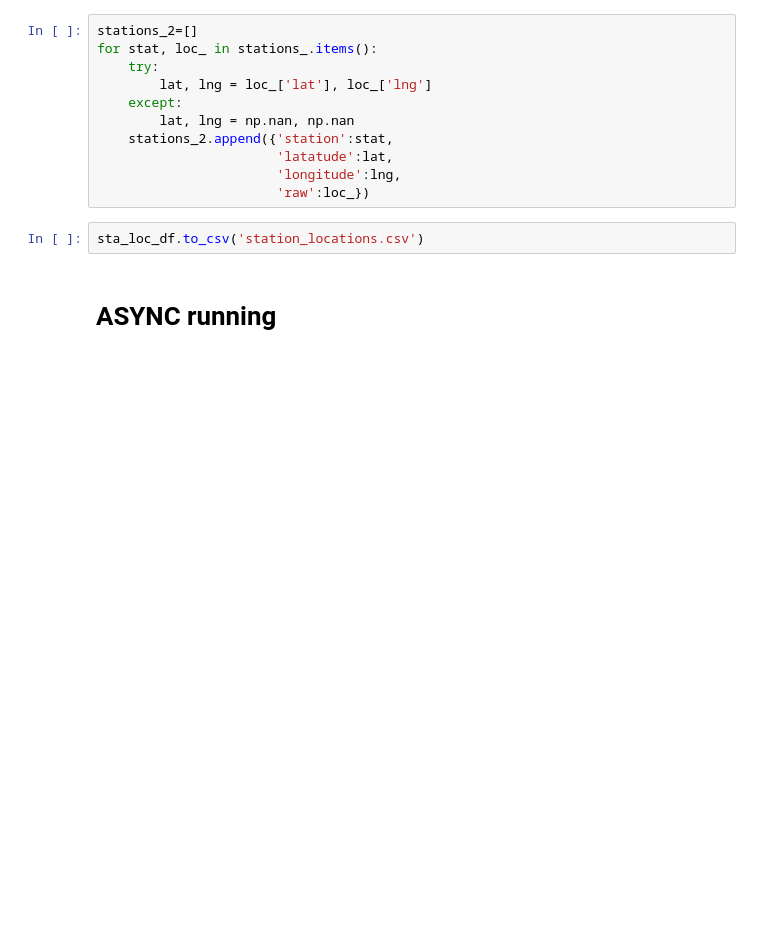
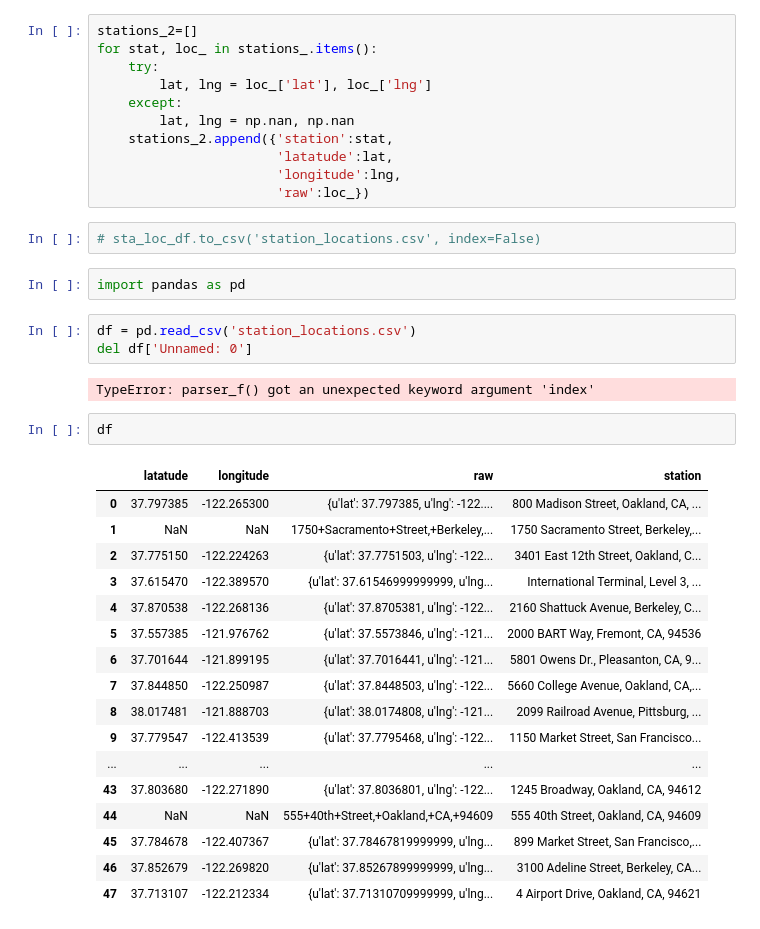
Before and after one commit to RyanAugust/public_transit_usability, a Jupyter notebook: public_transit_usability/data_retrieval.ipynb, the cells around one changed output. Saved outputs shown, nothing was run; the diff lists cells and outputs as text; blank space fills up the shorter version.

```diff
--- a/public_transit_usability/data_retrieval.ipynb
+++ b/public_transit_usability/data_retrieval.ipynb
@@ -143,6 +143,31 @@ for stat, loc_ in stations_.items():
                        'longitude':lng,
                        'raw':loc_})
 # %%
-sta_loc_df.to_csv('station_locations.csv')
+# sta_loc_df.to_csv('station_locations.csv', index=False)
-# %% [markdown]
-# ASYNC running
+# %%
+import pandas as pd
+# %%
+df = pd.read_csv('station_locations.csv')
+del df['Unnamed: 0']
+# %% [output]
+TypeError: parser_f() got an unexpected keyword argument 'index'
+# %%
+df
+# %% [output]
+|  | latatude | longitude | raw | station |
+| 0 | 37.797385 | -122.265300 | {u'lat': 37.797385, u'lng': -122.... | 800 Madison Street, Oakland, CA, ... |
+| 1 | NaN | NaN | 1750+Sacramento+Street,+Berkeley,... | 1750 Sacramento Street, Berkeley,... |
+| 2 | 37.775150 | -122.224263 | {u'lat': 37.7751503, u'lng': -122... | 3401 East 12th Street, Oakland, C... |
+| 3 | 37.615470 | -122.389570 | {u'lat': 37.61546999999999, u'lng... | International Terminal, Level 3, ... |
+| 4 | 37.870538 | -122.268136 | {u'lat': 37.8705381, u'lng': -122... | 2160 Shattuck Avenue, Berkeley, C... |
+| 5 | 37.557385 | -121.976762 | {u'lat': 37.5573846, u'lng': -121... | 2000 BART Way, Fremont, CA, 94536 |
+| 6 | 37.701644 | -121.899195 | {u'lat': 37.7016441, u'lng': -121... | 5801 Owens Dr., Pleasanton, CA, 9... |
+| 7 | 37.844850 | -122.250987 | {u'lat': 37.8448503, u'lng': -122... | 5660 College Avenue, Oakland, CA,... |
+| 8 | 38.017481 | -121.888703 | {u'lat': 38.0174808, u'lng': -121... | 2099 Railroad Avenue, Pittsburg, ... |
+| 9 | 37.779547 | -122.413539 | {u'lat': 37.7795468, u'lng': -122... | 1150 Market Street, San Francisco... |
+| ... | ... | ... | ... | ... |
+| 43 | 37.803680 | -122.271890 | {u'lat': 37.8036801, u'lng': -122... | 1245 Broadway, Oakland, CA, 94612 |
+| 44 | NaN | NaN | 555+40th+Street,+Oakland,+CA,+94609 | 555 40th Street, Oakland, CA, 94609 |
+| 45 | 37.784678 | -122.407367 | {u'lat': 37.78467819999999, u'lng... | 899 Market Street, San Francisco,... |
+| 46 | 37.852679 | -122.269820 | {u'lat': 37.85267899999999, u'lng... | 3100 Adeline Street, Berkeley, CA... |
+| 47 | 37.713107 | -122.212334 | {u'lat': 37.71310709999999, u'lng... | 4 Airport Drive, Oakland, CA, 94621 |
```
Also changed, not shown: 1 other file.
